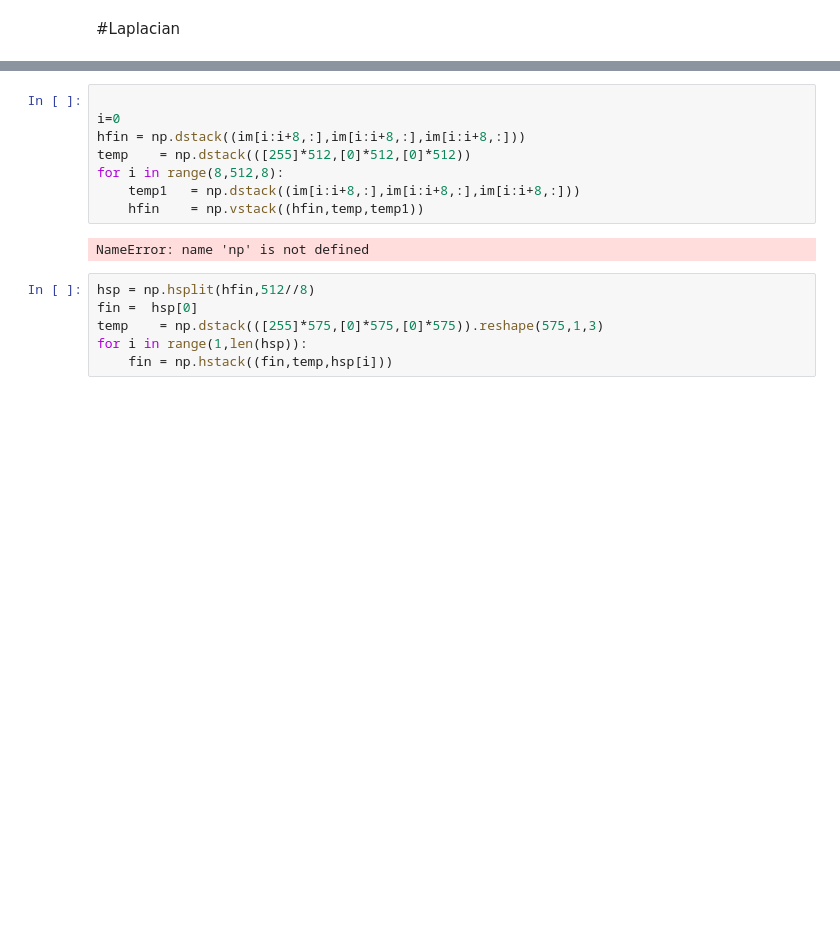
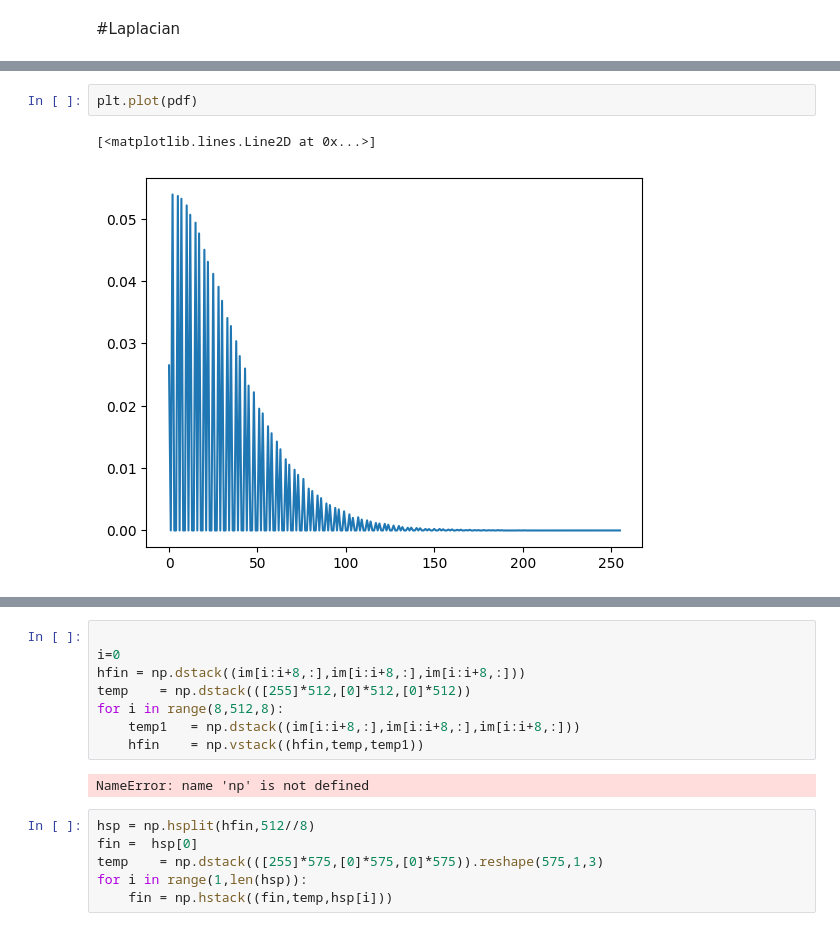
Before and after one commit to AdarshG-Uncg/bdml_610_project, a Jupyter notebook: exploration ipynb files/ex1.ipynb, the cells around one changed output, grey strips where cells are left out. Cells and saved outputs as stored; diff of their text form; blank space fills up the shorter version.

```diff
--- a/exploration ipynb files/ex1.ipynb
+++ b/exploration ipynb files/ex1.ipynb
@@ -41,0 +97,5 @@ True
+# %%
+plt.plot(pdf)
+# %% [output]
+[<matplotlib.lines.Line2D at 0x...>]
+[figure, added]
```
Also changed, not shown: parts of 22 cells of this notebook, 37 other files.
